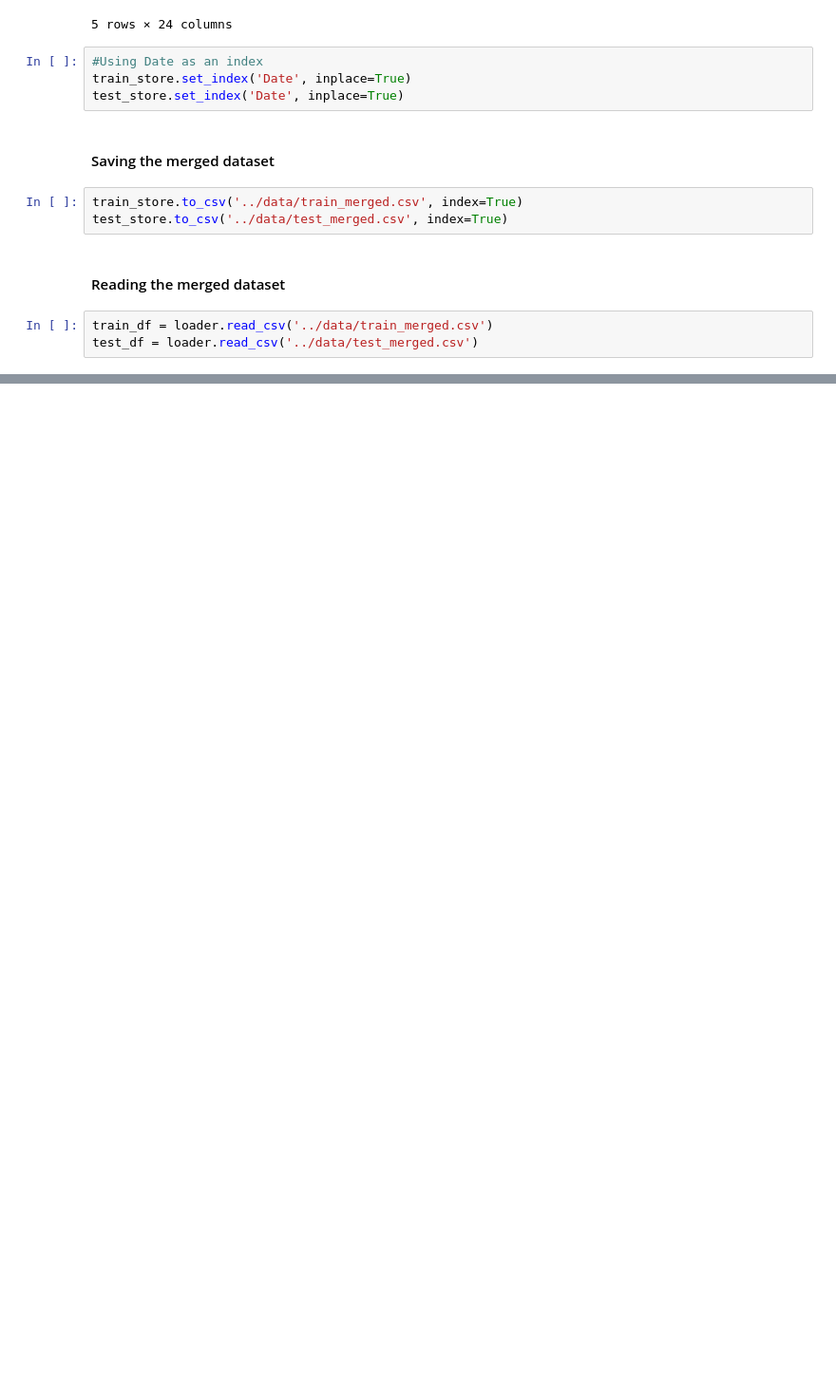
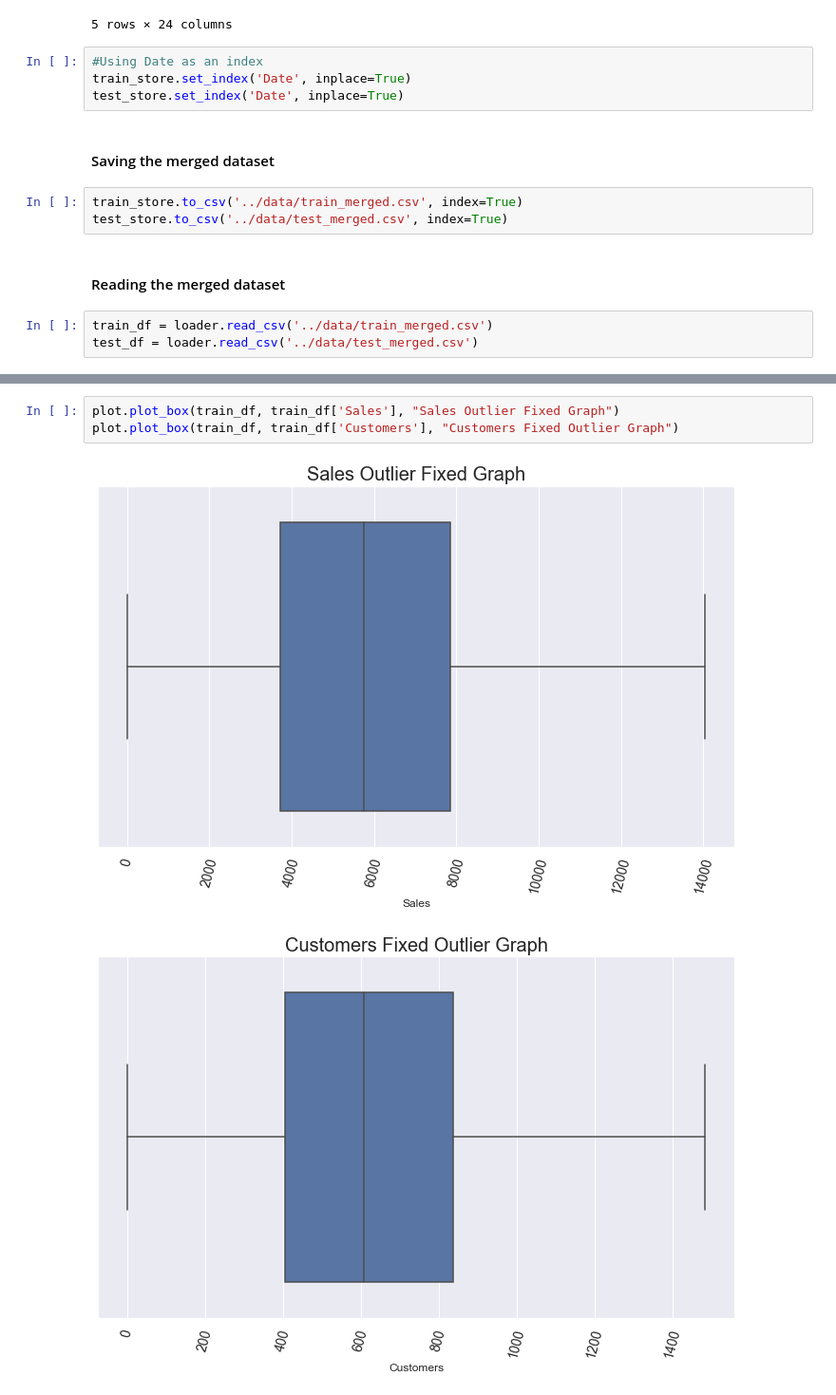
Before and after one commit to yonamg/Pharmaceutical-Sales-Prediction, a Jupyter notebook: notebook/Sales_Preprocessing.ipynb, the cells around one changed output, grey strips where cells are left out. Shown: that part at 95% size. Saved outputs shown, nothing was run; the diff lists cells and outputs as text; blank space fills up the shorter version.

```diff
--- a/notebook/Sales_Preprocessing.ipynb
+++ b/notebook/Sales_Preprocessing.ipynb
@@ -350,0 +346,6 @@ AttributeError: 'PlotData' object has no attribute 'box_plot'
+# %%
+plot.plot_box(train_df, train_df['Sales'], "Sales Outlier Fixed Graph")
+plot.plot_box(train_df, train_df['Customers'], "Customers Fixed Outlier Graph")
+# %% [output]
+[figure, added]
+[figure, added]
```
Also changed, not shown: parts of 54 cells of this notebook.
